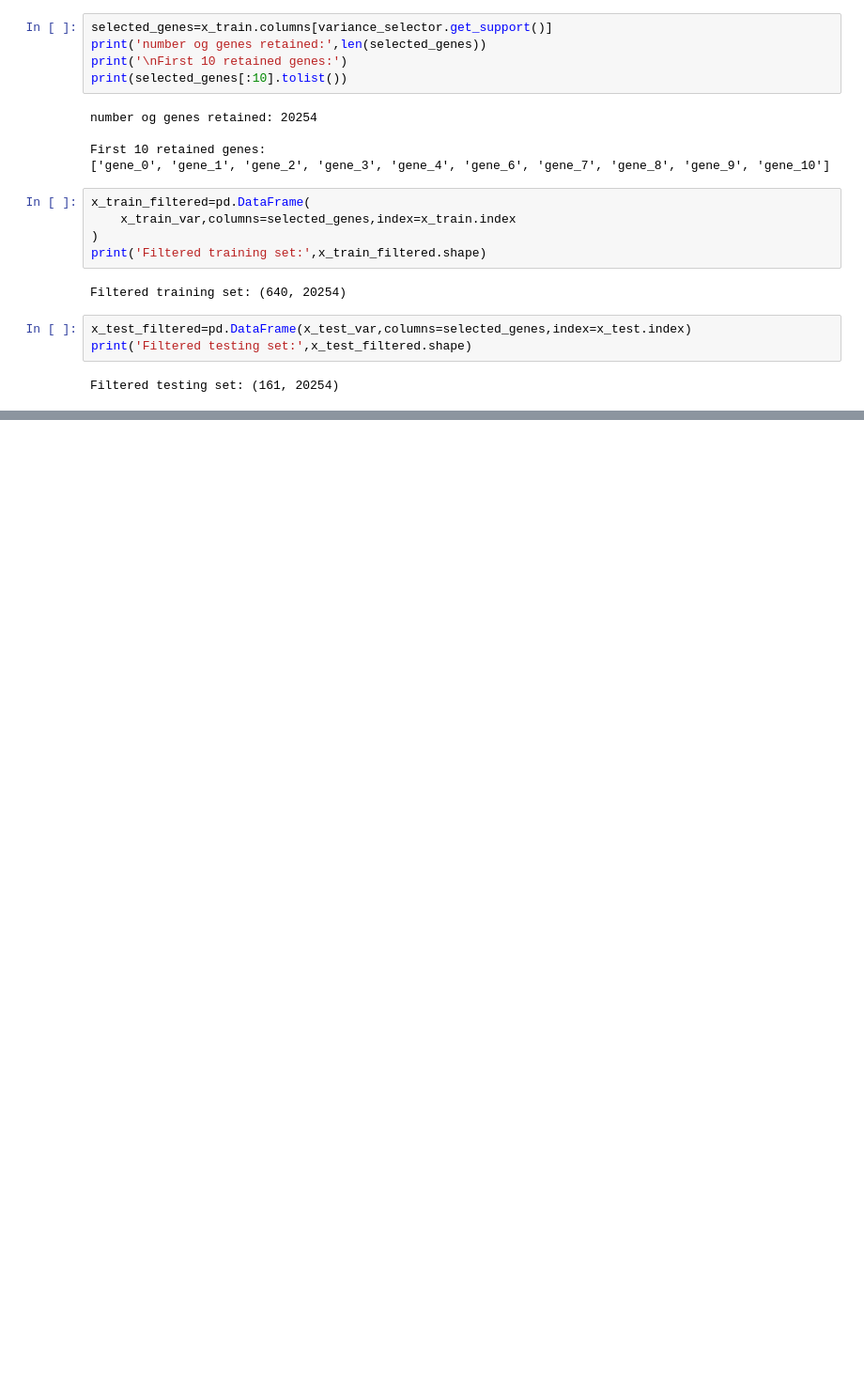
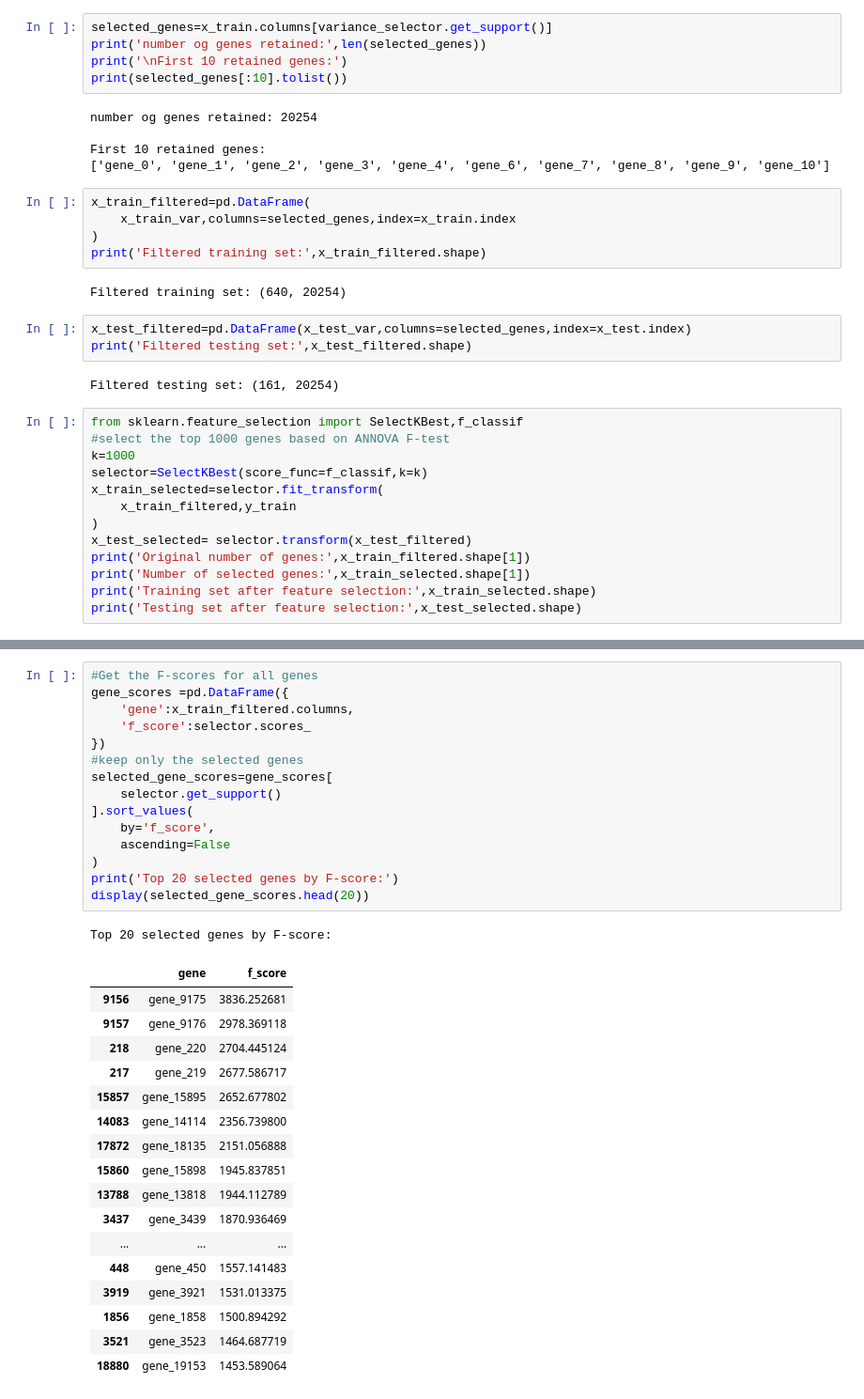
Before and after one commit to Ishika0310/cancer-gene-expression-ml, a Jupyter notebook: notebooks/01_data_exploration.ipynb, the cells around one changed output, grey strips where cells are left out. Shown at 94% size. Cells and saved outputs as stored; diff of their text form; blank space fills up the shorter version.

Commit message:
Add ANOVA feature selection

```diff
--- a/notebooks/01_data_exploration.ipynb
+++ b/notebooks/01_data_exploration.ipynb
@@ -417,3 +417,16 @@ x_test_filtered=pd.DataFrame(x_test_var,columns=selected_genes,index=x_test.inde
 print('Filtered testing set:',x_test_filtered.shape)
 # %% [output]
 Filtered testing set: (161, 20254)
+# %%
+from sklearn.feature_selection import SelectKBest,f_classif
+#select the top 1000 genes based on ANNOVA F-test
+k=1000
+selector=SelectKBest(score_func=f_classif,k=k)
+x_train_selected=selector.fit_transform(
+    x_train_filtered,y_train
+)
+x_test_selected= selector.transform(x_test_filtered)
+print('Original number of genes:',x_train_filtered.shape[1])
+print('Number of selected genes:',x_train_selected.shape[1])
+print('Training set after feature selection:',x_train_selected.shape)
+print('Testing set after feature selection:',x_test_selected.shape)
@@ -419,0 +448,34 @@ Filtered testing set: (161, 20254)
+# %%
+#Get the F-scores for all genes
+gene_scores =pd.DataFrame({
+    'gene':x_train_filtered.columns,
+    'f_score':selector.scores_
+})
+#keep only the selected genes
+selected_gene_scores=gene_scores[
+    selector.get_support()
+].sort_values(
+    by='f_score',
+    ascending=False
+)
+print('Top 20 selected genes by F-score:')
+display(selected_gene_scores.head(20))
+# %% [output]
+Top 20 selected genes by F-score:
+|  | gene | f_score |
+| 9156 | gene_9175 | 3836.252681 |
+| 9157 | gene_9176 | 2978.369118 |
+| 218 | gene_220 | 2704.445124 |
+| 217 | gene_219 | 2677.586717 |
+| 15857 | gene_15895 | 2652.677802 |
+| 14083 | gene_14114 | 2356.739800 |
+| 17872 | gene_18135 | 2151.056888 |
+| 15860 | gene_15898 | 1945.837851 |
+| 13788 | gene_13818 | 1944.112789 |
+| 3437 | gene_3439 | 1870.936469 |
+| ... | ... | ... |
+| 448 | gene_450 | 1557.141483 |
+| 3919 | gene_3921 | 1531.013375 |
+| 1856 | gene_1858 | 1500.894292 |
+| 3521 | gene_3523 | 1464.687719 |
+| 18880 | gene_19153 | 1453.589064 |
```
Also changed, not shown: parts of 2 cells of this notebook.
